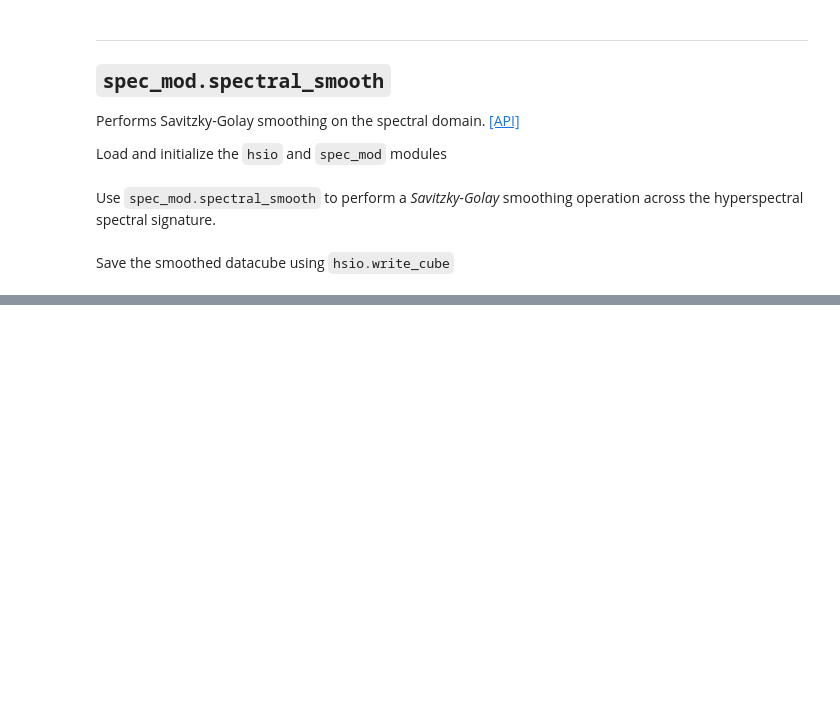
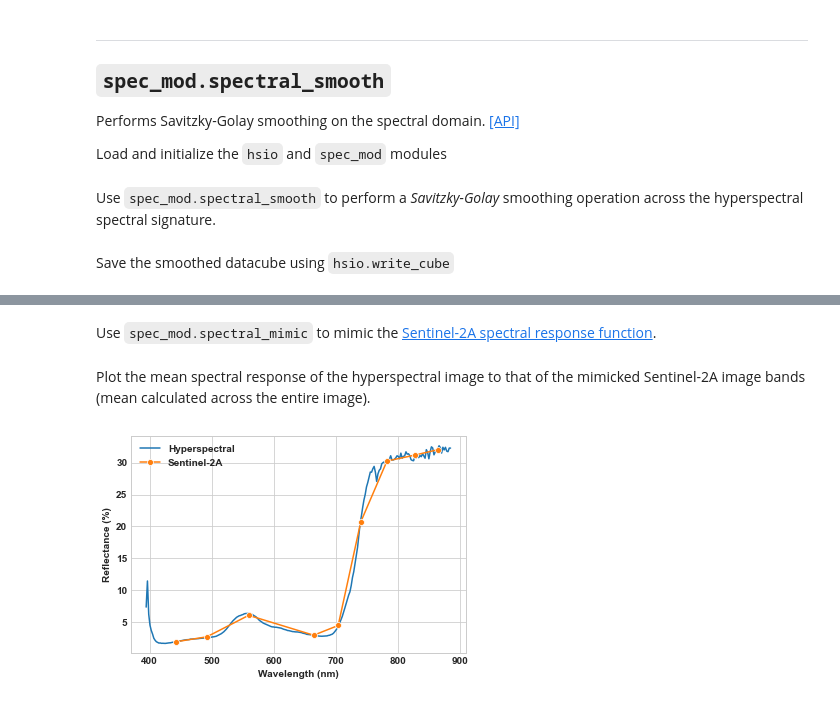
Before and after one commit to tnigon/hs_process, a Jupyter notebook: docs/source/tutorial_spec_mod.ipynb, the cells around one changed output, grey strips where cells are left out. Drawn from its saved outputs; the diff is of its cells as text; code cells hidden in the pictures; blank space fills up the shorter version.

```diff
--- a/docs/source/tutorial_spec_mod.ipynb
+++ b/docs/source/tutorial_spec_mod.ipynb
@@ -138,0 +142,30 @@ And after smoothing (the spectral curve of the pixel at the *800th column/sample
+# %%
+from hs_process import hsio
+from hs_process import spec_mod
+
+fname_hdr = os.path.join(data_dir, 'Wells_rep2_20180628_16h56m_pika_gige_7-Radiance Conversion-Georectify Airborne Datacube-Convert Radiance Cube to Reflectance from Measured Reference Spectrum.bip.hdr')
+io = hsio()
+io.read_cube(fname_hdr)
+
+my_spec_mod = spec_mod(io.spyfile)
+# %% [markdown]
+Use `spec_mod.spectral_mimic` to mimic the [Sentinel-2A spectral response function](https://sentinel.esa.int/web/sentinel/document-library/content/-/article/sentinel-2a-spectral-responses).
+# %%
+array_s2a, metadata_s2a = my_spec_mod.spectral_mimic(sensor='sentinel-2a', center_wl='weighted')
+# %% [markdown]
+Plot the mean spectral response of the hyperspectral image to that of the mimicked Sentinel-2A image bands (mean calculated across the entire image).
+# %%
+import seaborn as sns
+from ast import literal_eval
+
+array_hs = my_spec_mod.spyfile.open_memmap()
+mean_hs = array_hs.mean(axis=(0,1))*100
+mean_s2a = array_s2a.mean(axis=(0,1))*100
+
+x1 = my_spec_mod.tools.get_wavelength_range([0,239])  # list of wavelength values
+x2 = sorted(list(literal_eval(metadata_s2a['wavelength'])))  # list of Sentinel-2A bands
+ax = sns.lineplot(x=x1, y=mean_hs, label='Hyperspectral')
+ax = sns.lineplot(x=x2, y=mean_s2a, ax=ax, label='Sentinel-2A', marker='o', ms=6)
+_ = ax.set(xlabel='Wavelength (nm)', ylabel='Reflectance (%)')
+# %% [output]
+[figure, added]
```
Also changed, not shown: parts of 8 cells of this notebook, 12 other files.
